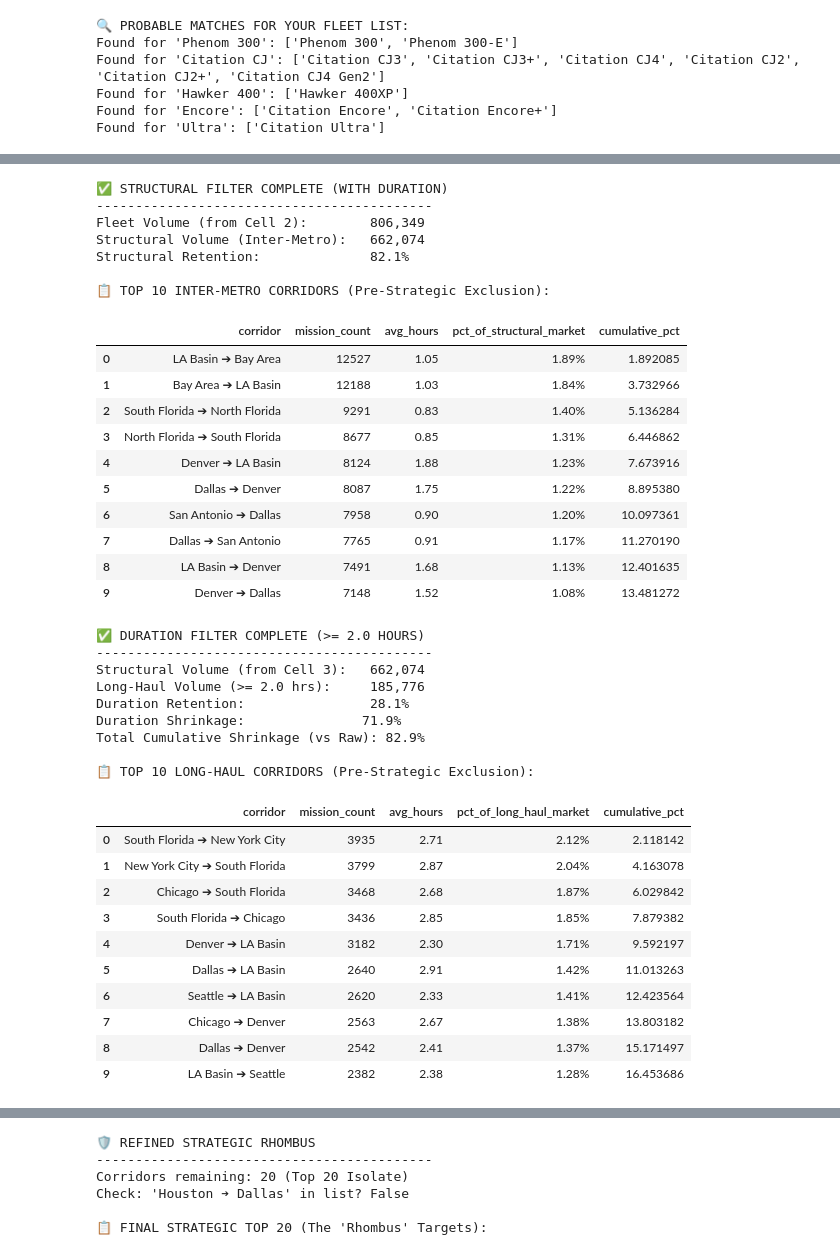
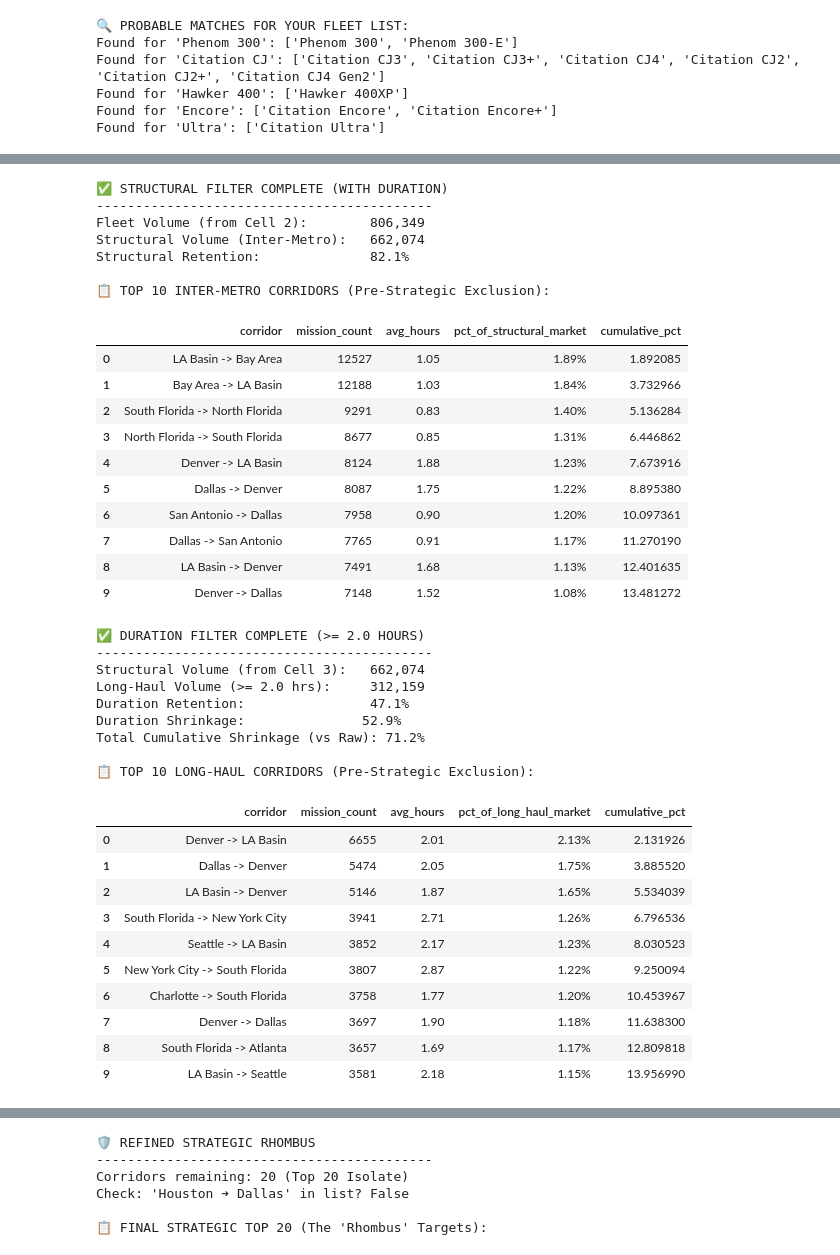
Before and after one commit to tausif-agntworksai/flight-pipeline, a Jupyter notebook: pricing/eda/vedant/wingx/final_wingx_24_25_lj_smid_dow_tod_analysis_metro.ipynb, the cells around one changed output, grey strips where cells are left out. Cells and saved outputs as stored; diff of their text form; code cells hidden in the pictures.

```diff
--- a/pricing/eda/vedant/wingx/final_wingx_24_25_lj_smid_dow_tod_analysis_metro.ipynb
+++ b/pricing/eda/vedant/wingx/final_wingx_24_25_lj_smid_dow_tod_analysis_metro.ipynb
@@ -137,7 +137,7 @@ df_lj_raw = df[
 ].copy()
 
 # 3. Create Corridor Key and Aggregate
-df_lj_raw['corridor'] = df_lj_raw['FromMetro'] + " ➔ " + df_lj_raw['ToMetro']
+df_lj_raw['corridor'] = df_lj_raw['FromMetro'] + " -> " + df_lj_raw['ToMetro']
 corridor_counts_raw = df_lj_raw['corridor'].value_counts().reset_index()
 corridor_counts_raw.columns = ['corridor', 'mission_count']
 
@@ -201,7 +201,7 @@ lj_structural = df_lj_raw[
 ].copy()
 
 # 2. Update the Corridor Key
-lj_structural['corridor'] = lj_structural['FromMetro'] + " ➔ " + lj_structural['ToMetro']
+lj_structural['corridor'] = lj_structural['FromMetro'] + " -> " + lj_structural['ToMetro']
 
 # 3. Aggregate Mission Counts AND Average Hours
 # Using .agg() allows us to calculate both metrics in one pass
@@ -239,16 +239,16 @@ Structural Retention:              82.1%
 
 📋 TOP 10 INTER-METRO CORRIDORS (Pre-Strategic Exclusion):
 |  | corridor | mission_count | avg_hours | pct_of_structural_market | cumulative_pct |
-| 0 | LA Basin ➔ Bay Area | 12527 | 1.05 | 1.89% | 1.892085 |
-| 1 | Bay Area ➔ LA Basin | 12188 | 1.03 | 1.84% | 3.732966 |
-| 2 | South Florida ➔ North Florida | 9291 | 0.83 | 1.40% | 5.136284 |
-| 3 | North Florida ➔ South Florida | 8677 | 0.85 | 1.31% | 6.446862 |
-| 4 | Denver ➔ LA Basin | 8124 | 1.88 | 1.23% | 7.673916 |
-| 5 | Dallas ➔ Denver | 8087 | 1.75 | 1.22% | 8.895380 |
-| 6 | San Antonio ➔ Dallas | 7958 | 0.90 | 1.20% | 10.097361 |
-| 7 | Dallas ➔ San Antonio | 7765 | 0.91 | 1.17% | 11.270190 |
-| 8 | LA Basin ➔ Denver | 7491 | 1.68 | 1.13% | 12.401635 |
-| 9 | Denver ➔ Dallas | 7148 | 1.52 | 1.08% | 13.481272 |
+| 0 | LA Basin -> Bay Area | 12527 | 1.05 | 1.89% | 1.892085 |
+| 1 | Bay Area -> LA Basin | 12188 | 1.03 | 1.84% | 3.732966 |
+| 2 | South Florida -> North Florida | 9291 | 0.83 | 1.40% | 5.136284 |
+| 3 | North Florida -> South Florida | 8677 | 0.85 | 1.31% | 6.446862 |
+| 4 | Denver -> LA Basin | 8124 | 1.88 | 1.23% | 7.673916 |
+| 5 | Dallas -> Denver | 8087 | 1.75 | 1.22% | 8.895380 |
+| 6 | San Antonio -> Dallas | 7958 | 0.90 | 1.20% | 10.097361 |
+| 7 | Dallas -> San Antonio | 7765 | 0.91 | 1.17% | 11.270190 |
+| 8 | LA Basin -> Denver | 7491 | 1.68 | 1.13% | 12.401635 |
+| 9 | Denver -> Dallas | 7148 | 1.52 | 1.08% | 13.481272 |
 # %%
 # -----------------------------------------------------------------------------------------
 # CELL 4: DURATION FILTERING (>= 2.0 HOURS)
@@ -259,7 +259,7 @@ Structural Retention:              82.1%
 # -----------------------------------------------------------------------------------------
 
 # 1. Apply the 2-hour floor to the structural dataset from Cell 3
-lj_long_haul = lj_structural[lj_structural['Hours'] >= 2.0].copy()
+lj_long_haul = lj_structural[lj_structural['Hours'] >= 1.5].copy()
 
 # 2. Aggregate Mission Counts AND Average Hours for this subset
 duration_counts = lj_long_haul.groupby('corridor').agg(
@@ -269,47 +269,47 @@ duration_counts = lj_long_haul.groupby('corridor').agg(
 
 # 3. Sort by volume and calculate Market Share stats
 duration_counts = duration_counts.sort_values(by='mission_count', ascending=False).reset_index(drop=True)
 
 total_struct_volume = len(lj_structural) # Volume from Cell 3
 total_long_haul_volume = len(lj_long_haul) # Volume after this filter
 
 retention_from_struct = (total_long_haul_volume / total_struct_volume) * 100
 duration_counts['pct_of_long_haul_market'] = (duration_counts['mission_count'] / total_long_haul_volume) * 100
 duration_counts['cumulative_pct'] = duration_counts['pct_of_long_haul_market'].cumsum()
 
 # --- VALIDATION ---
 print(f"✅ DURATION FILTER COMPLETE (>= 2.0 HOURS)")
 print(f"-------------------------------------------")
 print(f"Structural Volume (from Cell 3):   {total_struct_volume:,}")
 print(f"Long-Haul Volume (>= 2.0 hrs):     {total_long_haul_volume:,}")
 print(f"Duration Retention:                {retention_from_struct:.1f}%")
 print(f"Duration Shrinkage:               {100 - retention_from_struct:.1f}%")
 print(f"Total Cumulative Shrinkage (vs Raw): {100 - (total_long_haul_volume / total_lj_all_models * 100):.1f}%")
 
 # Preview the Top 10 Long-Haul Corridors
 print(f"\n📋 TOP 10 LONG-HAUL CORRIDORS (Pre-Strategic Exclusion):")
 display(duration_counts.head(10).style.format({'avg_hours': '{:.2f}', 'pct_of_long_haul_market': '{:.2f}%'}))
 # %% [output]
 ✅ DURATION FILTER COMPLETE (>= 2.0 HOURS)
 -------------------------------------------
 Structural Volume (from Cell 3):   662,074
-Long-Haul Volume (>= 2.0 hrs):     185,776
-Duration Retention:                28.1%
-Duration Shrinkage:               71.9%
-Total Cumulative Shrinkage (vs Raw): 82.9%
+Long-Haul Volume (>= 2.0 hrs):     312,159
+Duration Retention:                47.1%
+Duration Shrinkage:               52.9%
+Total Cumulative Shrinkage (vs Raw): 71.2%
 
 📋 TOP 10 LONG-HAUL CORRIDORS (Pre-Strategic Exclusion):
 |  | corridor | mission_count | avg_hours | pct_of_long_haul_market | cumulative_pct |
-| 0 | South Florida ➔ New York City | 3935 | 2.71 | 2.12% | 2.118142 |
-| 1 | New York City ➔ South Florida | 3799 | 2.87 | 2.04% | 4.163078 |
-| 2 | Chicago ➔ South Florida | 3468 | 2.68 | 1.87% | 6.029842 |
-| 3 | South Florida ➔ Chicago | 3436 | 2.85 | 1.85% | 7.879382 |
-| 4 | Denver ➔ LA Basin | 3182 | 2.30 | 1.71% | 9.592197 |
-| 5 | Dallas ➔ LA Basin | 2640 | 2.91 | 1.42% | 11.013263 |
-| 6 | Seattle ➔ LA Basin | 2620 | 2.33 | 1.41% | 12.423564 |
-| 7 | Chicago ➔ Denver | 2563 | 2.67 | 1.38% | 13.803182 |
-| 8 | Dallas ➔ Denver | 2542 | 2.41 | 1.37% | 15.171497 |
-| 9 | LA Basin ➔ Seattle | 2382 | 2.38 | 1.28% | 16.453686 |
+| 0 | Denver -> LA Basin | 6655 | 2.01 | 2.13% | 2.131926 |
+| 1 | Dallas -> Denver | 5474 | 2.05 | 1.75% | 3.885520 |
+| 2 | LA Basin -> Denver | 5146 | 1.87 | 1.65% | 5.534039 |
+| 3 | South Florida -> New York City | 3941 | 2.71 | 1.26% | 6.796536 |
+| 4 | Seattle -> LA Basin | 3852 | 2.17 | 1.23% | 8.030523 |
+| 5 | New York City -> South Florida | 3807 | 2.87 | 1.22% | 9.250094 |
+| 6 | Charlotte -> South Florida | 3758 | 1.77 | 1.20% | 10.453967 |
+| 7 | Denver -> Dallas | 3697 | 1.90 | 1.18% | 11.638300 |
+| 8 | South Florida -> Atlanta | 3657 | 1.69 | 1.17% | 12.809818 |
+| 9 | LA Basin -> Seattle | 3581 | 2.18 | 1.15% | 13.956990 |
 # %%
 # -----------------------------------------------------------------------------------------
 # CELL 5: MARKET SHARE & WUP PRESENCE ANALYSIS
```
Also changed, not shown: parts of 2 cells of this notebook, 30 other files.
